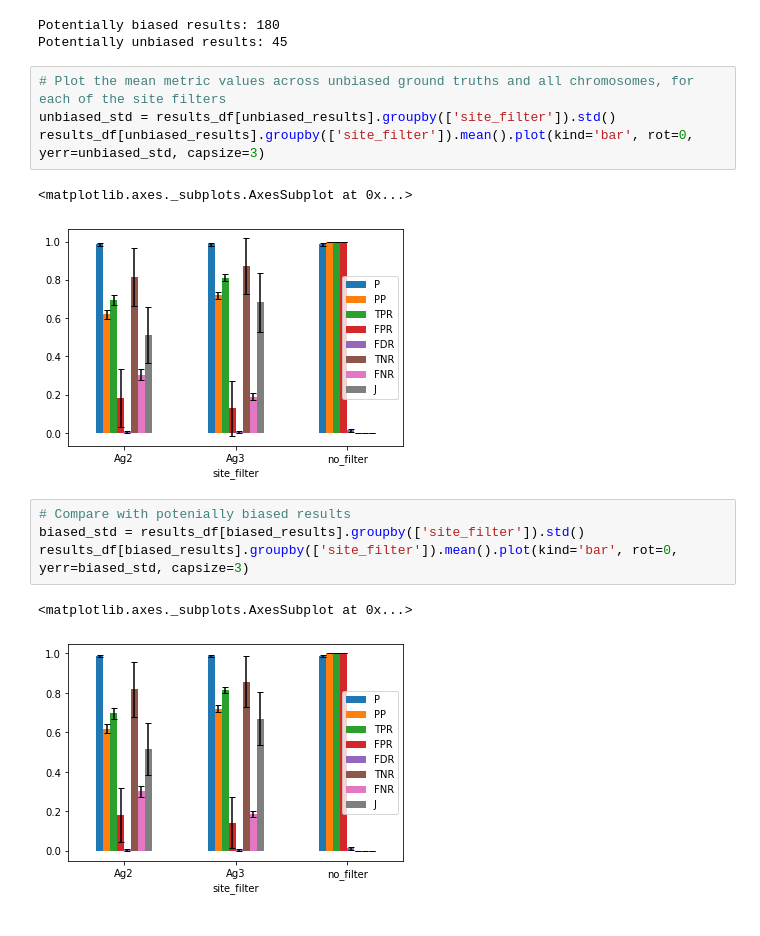
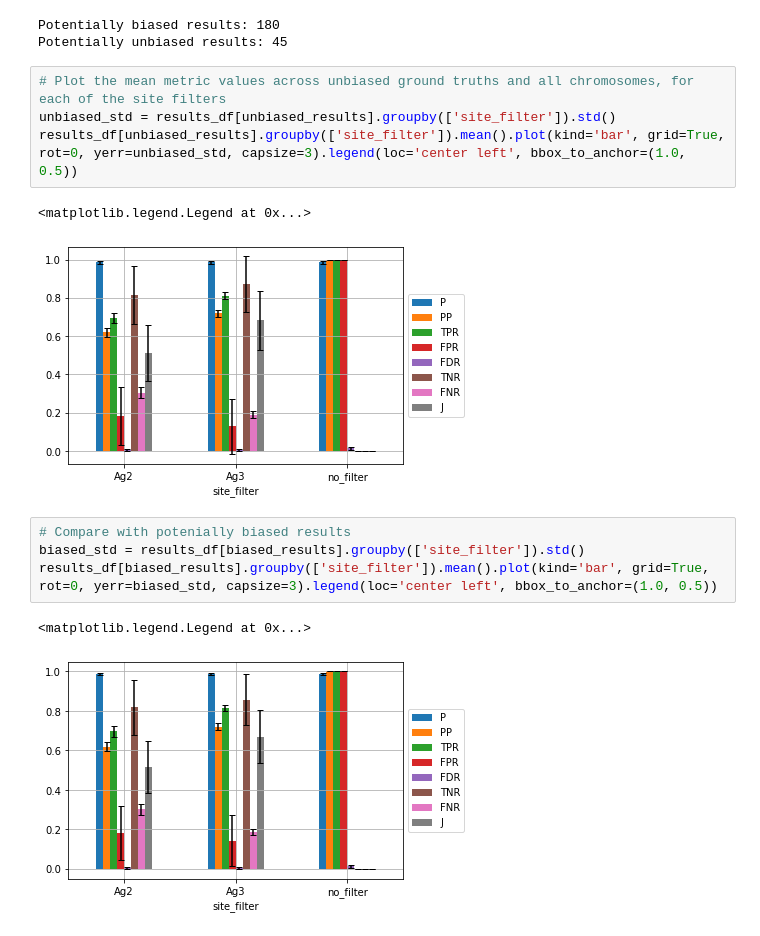
Before and after one commit to malariagen/ag1000g-phase3-data-paper, a Jupyter notebook: notebooks/perf_test_dt_20200416.ipynb, the cells around one changed output. Saved outputs shown, nothing was run; the diff lists cells and outputs as text.

```diff
--- a/notebooks/perf_test_dt_20200416.ipynb
+++ b/notebooks/perf_test_dt_20200416.ipynb
@@ -611,14 +611,14 @@ Potentially unbiased results: 45
 # %%
 # Plot the mean metric values across unbiased ground truths and all chromosomes, for each of the site filters
 unbiased_std = results_df[unbiased_results].groupby(['site_filter']).std()
-results_df[unbiased_results].groupby(['site_filter']).mean().plot(kind='bar', rot=0, yerr=unbiased_std, capsize=3)
+results_df[unbiased_results].groupby(['site_filter']).mean().plot(kind='bar', grid=True, rot=0, yerr=unbiased_std, capsize=3).legend(loc='center left', bbox_to_anchor=(1.0, 0.5))
 # %% [output]
-<matplotlib.axes._subplots.AxesSubplot at 0x...>
+<matplotlib.legend.Legend at 0x...>
-[figure, old version]
+[figure, new version]
 # %%
 # Compare with potenially biased results
 biased_std = results_df[biased_results].groupby(['site_filter']).std()
-results_df[biased_results].groupby(['site_filter']).mean().plot(kind='bar', rot=0, yerr=biased_std, capsize=3)
+results_df[biased_results].groupby(['site_filter']).mean().plot(kind='bar', grid=True, rot=0, yerr=biased_std, capsize=3).legend(loc='center left', bbox_to_anchor=(1.0, 0.5))
 # %% [output]
-<matplotlib.axes._subplots.AxesSubplot at 0x...>
+<matplotlib.legend.Legend at 0x...>
-[figure, old version]
+[figure, new version]
```
Also changed, not shown: parts of 12 cells of this notebook, 1 other file.
